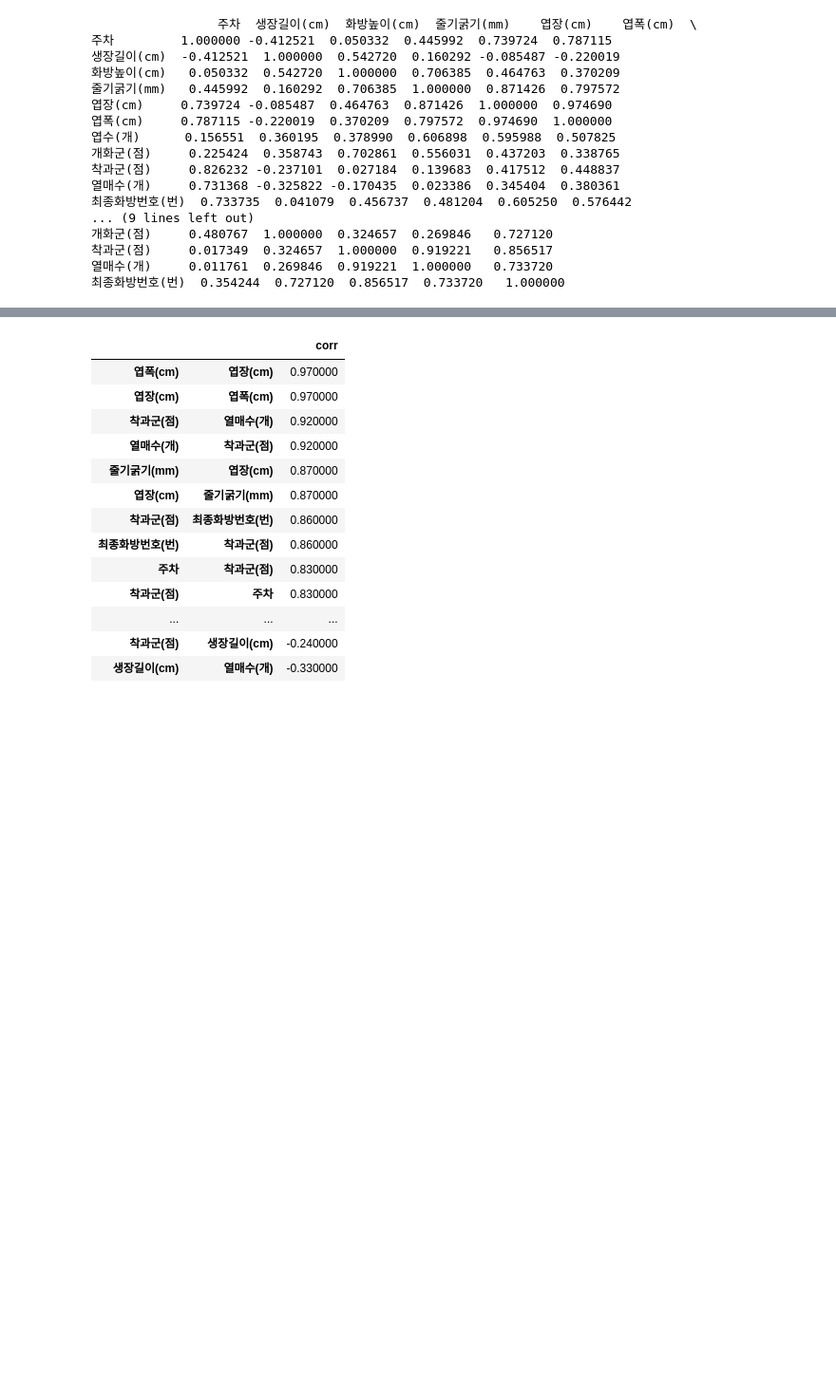
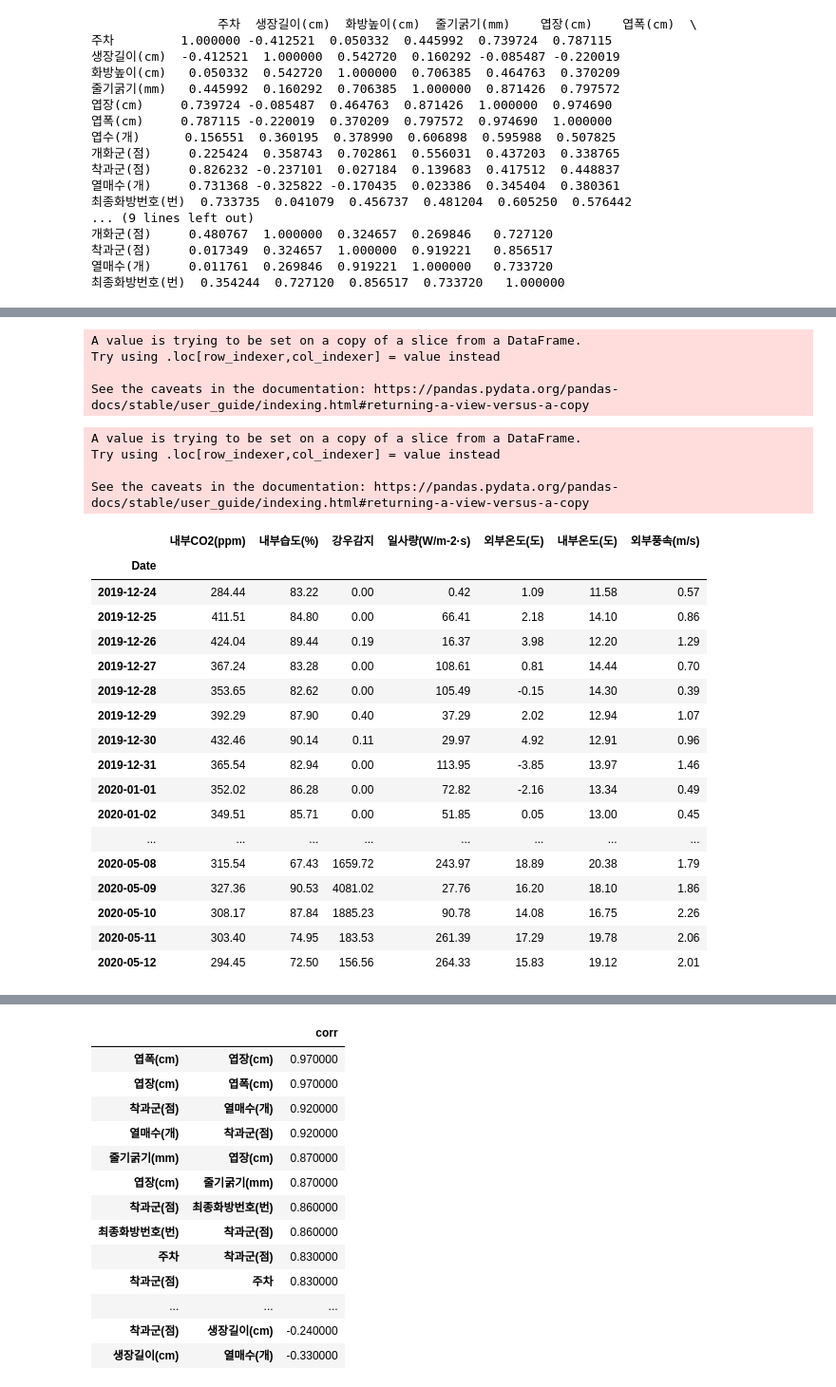
Before and after one commit to sexymonster/Projects, a Jupyter notebook: TeamProject/TomatoDataCustom.ipynb, the cells around one changed output, grey strips where cells are left out. Shown: that part at 95% size. Drawn from its saved outputs; the diff is of its cells as text; code cells hidden in the pictures; blank space fills up the shorter version.

```diff
--- a/TeamProject/TomatoDataCustom.ipynb
+++ b/TeamProject/TomatoDataCustom.ipynb
@@ -359,0 +400,37 @@ print(live2.corr())
+# %%
+env3 = changedata(env3)
+env5 = changedata(env5)
+# %% [output]
+A value is trying to be set on a copy of a slice from a DataFrame.
+Try using .loc[row_indexer,col_indexer] = value instead
+
+See the caveats in the documentation: https://pandas.pydata.org/pandas-docs/stable/user_guide/indexing.html#returning-a-view-versus-a-copy
+# %%
+env2 = changedata(env2)
+env4 = changedata(env4)
+# %% [output]
+A value is trying to be set on a copy of a slice from a DataFrame.
+Try using .loc[row_indexer,col_indexer] = value instead
+
+See the caveats in the documentation: https://pandas.pydata.org/pandas-docs/stable/user_guide/indexing.html#returning-a-view-versus-a-copy
+# %%
+env3
+# %% [output]
+|  | 내부CO2(ppm) | 내부습도(%) | 강우감지 | 일사량(W/m-2·s) | 외부온도(도) | 내부온도(도) | 외부풍속(m/s) |
+| Date |  |  |  |  |  |  |  |
+| 2019-12-24 | 284.44 | 83.22 | 0.00 | 0.42 | 1.09 | 11.58 | 0.57 |
+| 2019-12-25 | 411.51 | 84.80 | 0.00 | 66.41 | 2.18 | 14.10 | 0.86 |
+| 2019-12-26 | 424.04 | 89.44 | 0.19 | 16.37 | 3.98 | 12.20 | 1.29 |
+| 2019-12-27 | 367.24 | 83.28 | 0.00 | 108.61 | 0.81 | 14.44 | 0.70 |
+| 2019-12-28 | 353.65 | 82.62 | 0.00 | 105.49 | -0.15 | 14.30 | 0.39 |
+| 2019-12-29 | 392.29 | 87.90 | 0.40 | 37.29 | 2.02 | 12.94 | 1.07 |
+| 2019-12-30 | 432.46 | 90.14 | 0.11 | 29.97 | 4.92 | 12.91 | 0.96 |
+| 2019-12-31 | 365.54 | 82.94 | 0.00 | 113.95 | -3.85 | 13.97 | 1.46 |
+| 2020-01-01 | 352.02 | 86.28 | 0.00 | 72.82 | -2.16 | 13.34 | 0.49 |
+| 2020-01-02 | 349.51 | 85.71 | 0.00 | 51.85 | 0.05 | 13.00 | 0.45 |
+| ... | ... | ... | ... | ... | ... | ... | ... |
+| 2020-05-08 | 315.54 | 67.43 | 1659.72 | 243.97 | 18.89 | 20.38 | 1.79 |
+| 2020-05-09 | 327.36 | 90.53 | 4081.02 | 27.76 | 16.20 | 18.10 | 1.86 |
+| 2020-05-10 | 308.17 | 87.84 | 1885.23 | 90.78 | 14.08 | 16.75 | 2.26 |
+| 2020-05-11 | 303.40 | 74.95 | 183.53 | 261.39 | 17.29 | 19.78 | 2.06 |
+| 2020-05-12 | 294.45 | 72.50 | 156.56 | 264.33 | 15.83 | 19.12 | 2.01 |
```
Also changed, not shown: parts of 16 cells of this notebook.
